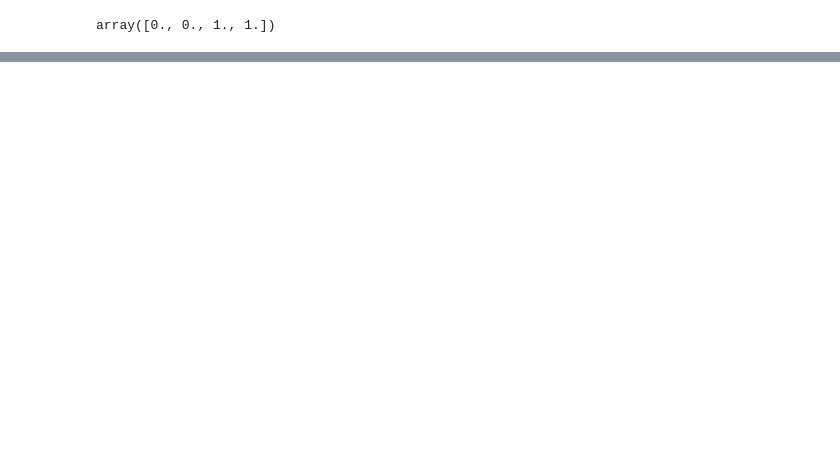
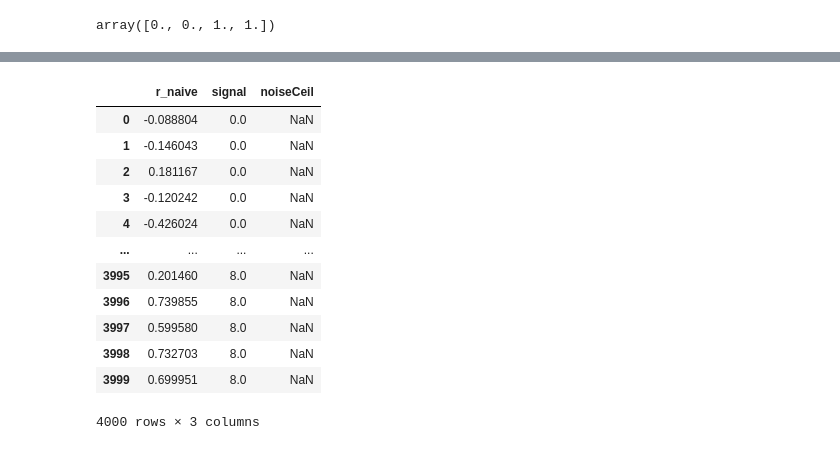
Before and after one commit to DiedrichsenLab/BrainDataScienceBlog, a Jupyter notebook: noisy_correlation/correlation_demo.ipynb, the cells around one changed output, grey strips where cells are left out. Drawn from its saved outputs; the diff is of its cells as text; code cells hidden in the pictures; blank space fills up the shorter version.

```diff
--- a/noisy_correlation/correlation_demo.ipynb
+++ b/noisy_correlation/correlation_demo.ipynb
@@ -53,5 +51,5 @@ def do_sim(corr,signal=np.linspace(0,8,20),n_sim=50):
 # %%
-D = do_sim(0.7)
+D = do_sim(0.7,n_sim=200)
 Tstd = D.groupby("signal").apply(np.std)
 T = D.groupby("signal").apply(np.mean)
 
@@ -113,0 +113,53 @@ fig.write_html("Figure_1.html",include_plotlyjs='cdn',full_html=False)
+# %%
+def get_noiseceil(X,cond_vec):
+    rel = np.array([0,0])
+    for i in [0,1]:
+        N = np.sum(cond_vec==i) # Number of measurements
+        R = np.corrcoef(X[cond_vec==i,:]) # Correlation matrix
+        index_R = np.where(~np.eye(N,dtype=bool)) # Average cross-block correlations
+        r = np.mean(R[index_R]) # Average the non-diagnal elements.
+        rel[i] = r * N / (r*(N-1)+1) # Overall realibility of the mean
+
+    # Check if both are above zero
+    if rel[0]>0 and rel[1]>0:
+        noise_r = np.sqrt(rel[0]*rel[1])
+    else:
+        noise_r = np.nan
+    return noise_r
+# %%
+def do_sim2(corr,signal=np.linspace(0,8,20),n_sim=50):
+    M = pcm.CorrelationModel('corr',num_items=1,corr=corr,cond_effect=False)
+    G,dG = M.predict([0.0,0.0])
+    cond_vec,part_vec = pcm.sim.make_design(2,2)
+    Lcorr = []
+    LnoiseCeil = []
+    Lsign = []
+    for s in signal:
+        D = pcm.sim.make_dataset(M, [0,-0.5], cond_vec, n_sim=n_sim, signal=s)
+        for i in range(n_sim):
+            data = D[i].measurements
+            Lcorr.append(get_corr(data,cond_vec))
+            LnoiseCeil.append(get_noiseceil(data,cond_vec))
+            Lsign.append(s)
+    S = pd.DataFrame({'r_naive':Lcorr,'signal':Lsign,'noiseCeil':LnoiseCeil})
+    return S
+# %%
+D = do_sim2(0.7,n_sim=200)
+Tstd = D.groupby("signal").apply(np.std)
+T = D.groupby("signal").apply(np.mean)
+# %%
+D
+# %% [output]
+|  | r_naive | signal | noiseCeil |
+| 0 | -0.088804 | 0.0 | NaN |
+| 1 | -0.146043 | 0.0 | NaN |
+| 2 | 0.181167 | 0.0 | NaN |
+| 3 | -0.120242 | 0.0 | NaN |
+| 4 | -0.426024 | 0.0 | NaN |
+| ... | ... | ... | ... |
+| 3995 | 0.201460 | 8.0 | NaN |
+| 3996 | 0.739855 | 8.0 | NaN |
+| 3997 | 0.599580 | 8.0 | NaN |
+| 3998 | 0.732703 | 8.0 | NaN |
+| 3999 | 0.699951 | 8.0 | NaN |
+4000 rows × 3 columns
```
Also changed, not shown: parts of 10 cells of this notebook, 5 other files.
